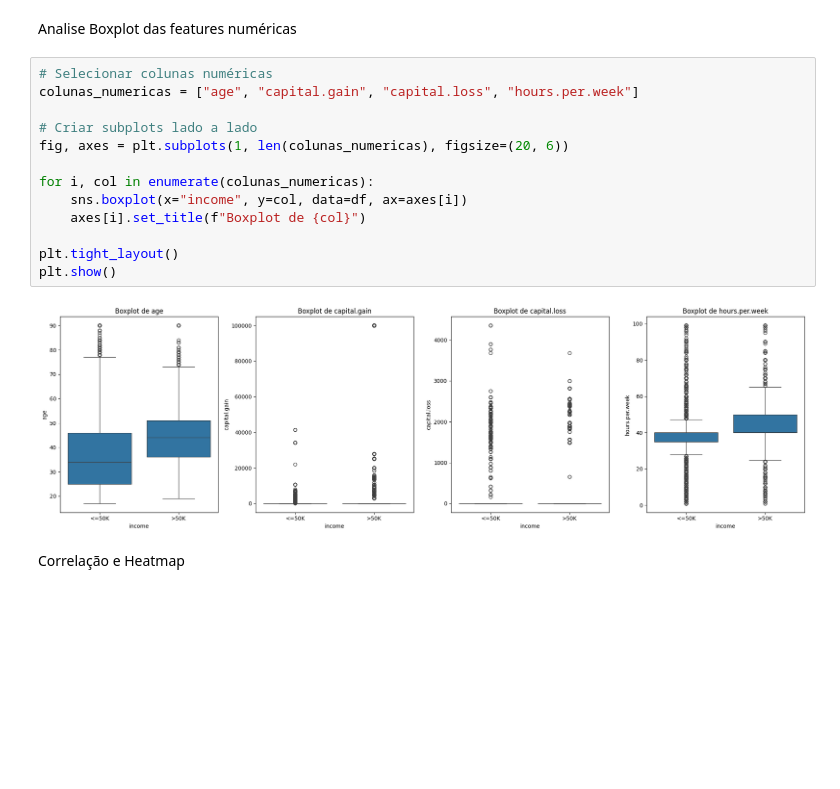
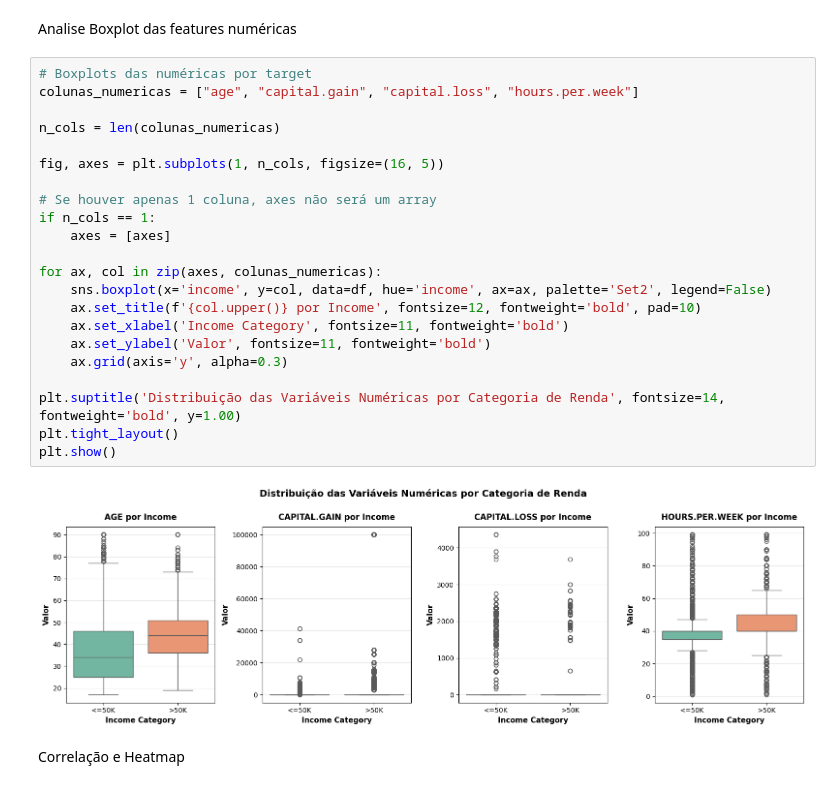
Before and after one commit to lincolngmc/caixaVersoGrupo5Modulo2, a Jupyter notebook: analise_adult_income.ipynb, the cells around one changed output. Cells and saved outputs as stored; diff of their text form; blank space fills up the shorter version.

```diff
--- a/analise_adult_income.ipynb
+++ b/analise_adult_income.ipynb
@@ -294,20 +341,29 @@ plt.show()
 # %% [markdown]
 Analise Boxplot das features numéricas
-# %%
-# Selecionar colunas numéricas
-colunas_numericas = ["age", "capital.gain", "capital.loss", "hours.per.week"]
-
-# Criar subplots lado a lado
-fig, axes = plt.subplots(1, len(colunas_numericas), figsize=(20, 6))
-
-for i, col in enumerate(colunas_numericas):
-    sns.boxplot(x="income", y=col, data=df, ax=axes[i])
-    axes[i].set_title(f"Boxplot de {col}")
-
-plt.tight_layout()
-plt.show()
-# %% [output]
-[figure, removed]
+# %%
+# Boxplots das numéricas por target
+colunas_numericas = ["age", "capital.gain", "capital.loss", "hours.per.week"]
+
+n_cols = len(colunas_numericas)
+
+fig, axes = plt.subplots(1, n_cols, figsize=(16, 5))
+
+# Se houver apenas 1 coluna, axes não será um array
+if n_cols == 1:
+    axes = [axes]
+
+for ax, col in zip(axes, colunas_numericas):
+    sns.boxplot(x='income', y=col, data=df, hue='income', ax=ax, palette='Set2', legend=False)
+    ax.set_title(f'{col.upper()} por Income', fontsize=12, fontweight='bold', pad=10)
+    ax.set_xlabel('Income Category', fontsize=11, fontweight='bold')
+    ax.set_ylabel('Valor', fontsize=11, fontweight='bold')
+    ax.grid(axis='y', alpha=0.3)
+
+plt.suptitle('Distribuição das Variáveis Numéricas por Categoria de Renda', fontsize=14, fontweight='bold', y=1.00)
+plt.tight_layout()
+plt.show()
+# %% [output]
+[figure, added]
 # %% [markdown]
 Correlação e Heatmap
 # %%
```
Also changed, not shown: parts of 11 cells of this notebook.
